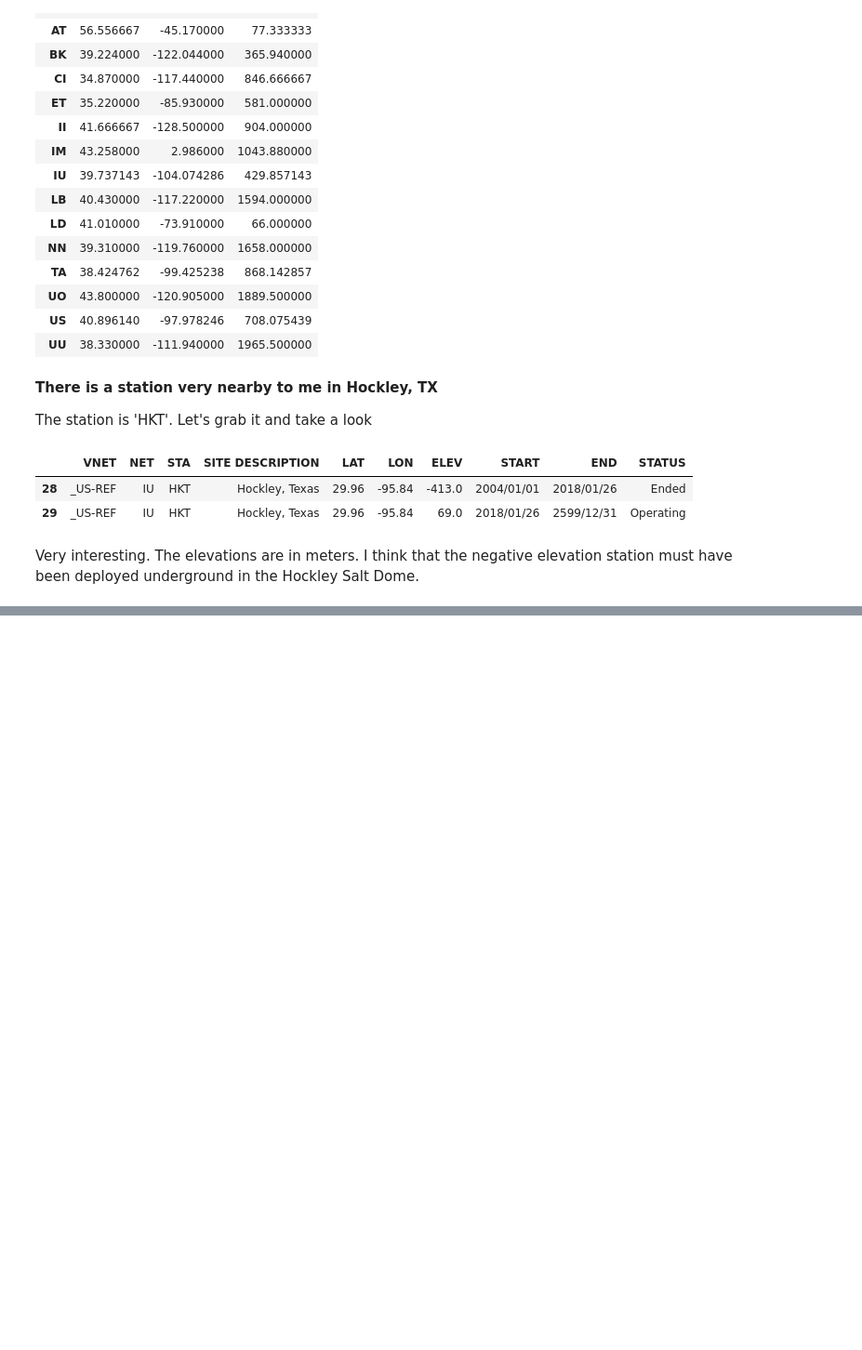
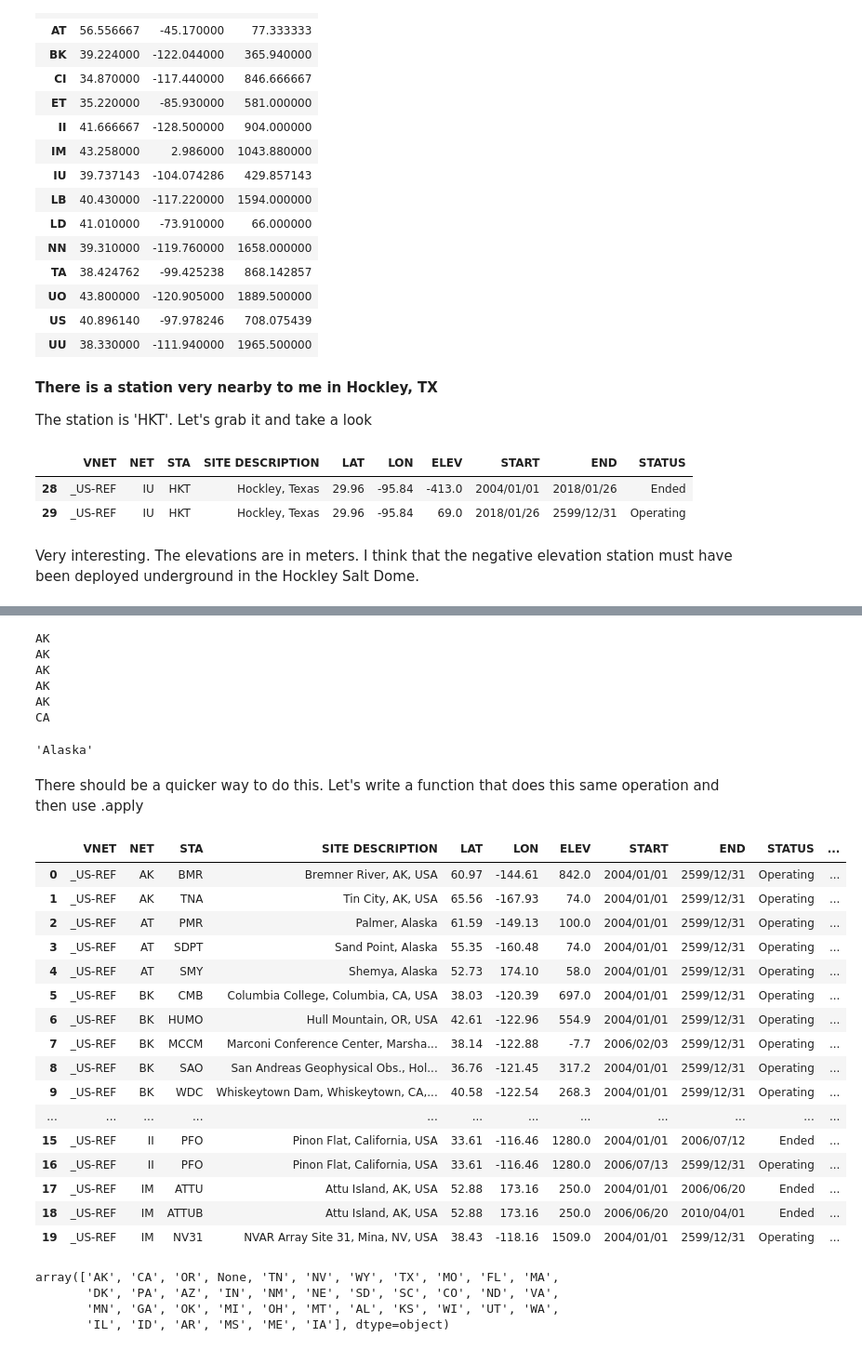
Before and after one commit to bdowdell/USArray_viz, a Jupyter notebook: nb/usarray_data_discovery.ipynb, the cells around one changed output, grey strips where cells are left out. Shown: that part at 93% size. Drawn from its saved outputs; the diff is of its cells as text; code cells hidden in the pictures; blank space fills up the shorter version.

Commit message:
Adds get_State function get_State parses 'SITE_DESCRIPTION' column and returns the State abbrev.

```diff
--- a/nb/usarray_data_discovery.ipynb
+++ b/nb/usarray_data_discovery.ipynb
@@ -180,0 +247,4 @@ Very interesting.  The elevations are in meters.  I think that the negative elev
+# %%
+for site in df['SITE DESCRIPTION'][0:6]:
+    print(site)
+    print(re.split('[, ]', site))
@@ -180,0 +264,70 @@ Very interesting.  The elevations are in meters.  I think that the negative elev
+# %%
+for site in df['SITE DESCRIPTION'][0:6]:
+    #print('site: {}'.format(site))
+    site_list = re.split('[, ]', site)
+    for item in site_list:
+        #print(item)
+        if item in state_abbrev_dict.keys():
+            print(item)
+        elif item in state_name_dict.keys():
+            print(state_name_dict[item])
+# %% [output]
+AK
+AK
+AK
+AK
+AK
+CA
+# %%
+state_abbrev_dict.get('AK')
+# %% [output]
+'Alaska'
+# %% [markdown]
+There should be a quicker way to do this.  Let's write a function that does this same operation and then use .apply
+# %%
+def get_State(site):
+    """Assumes site a string from a single row of pandas series
+    uses us library to create lookup tables of US State Name/Abbreviation
+    and then parses the string into a searchable list using re
+    Returns the State Abbreviation as a string
+    """
+    import us
+    import re
+    state_abbrev_dict = us.states.mapping('abbr', 'name')
+    state_name_dict = us.states.mapping('name', 'abbr')
+
+    site_list = re.split('[, ]', site)
+    for item in site_list:
+        if item in state_abbrev_dict.keys():
+            return item
+        elif item in state_name_dict.keys():
+            return state_name_dict[item]
+# %%
+df['STATE'] = df['SITE DESCRIPTION'].apply(get_State)
+# %%
+df.head(20)
+# %% [output]
+|  | VNET | NET | STA | SITE DESCRIPTION | LAT | LON | ELEV | START | END | STATUS | ... |
+| 0 | _US-REF | AK | BMR | Bremner River, AK, USA | 60.97 | -144.61 | 842.0 | 2004/01/01 | 2599/12/31 | Operating | ... |
+| 1 | _US-REF | AK | TNA | Tin City, AK, USA | 65.56 | -167.93 | 74.0 | 2004/01/01 | 2599/12/31 | Operating | ... |
+| 2 | _US-REF | AT | PMR | Palmer, Alaska | 61.59 | -149.13 | 100.0 | 2004/01/01 | 2599/12/31 | Operating | ... |
+| 3 | _US-REF | AT | SDPT | Sand Point, Alaska | 55.35 | -160.48 | 74.0 | 2004/01/01 | 2599/12/31 | Operating | ... |
+| 4 | _US-REF | AT | SMY | Shemya, Alaska | 52.73 | 174.10 | 58.0 | 2004/01/01 | 2599/12/31 | Operating | ... |
+| 5 | _US-REF | BK | CMB | Columbia College, Columbia, CA, USA | 38.03 | -120.39 | 697.0 | 2004/01/01 | 2599/12/31 | Operating | ... |
+| 6 | _US-REF | BK | HUMO | Hull Mountain, OR, USA | 42.61 | -122.96 | 554.9 | 2004/01/01 | 2599/12/31 | Operating | ... |
+| 7 | _US-REF | BK | MCCM | Marconi Conference Center, Marsha... | 38.14 | -122.88 | -7.7 | 2006/02/03 | 2599/12/31 | Operating | ... |
+| 8 | _US-REF | BK | SAO | San Andreas Geophysical Obs., Hol... | 36.76 | -121.45 | 317.2 | 2004/01/01 | 2599/12/31 | Operating | ... |
+| 9 | _US-REF | BK | WDC | Whiskeytown Dam, Whiskeytown, CA,... | 40.58 | -122.54 | 268.3 | 2004/01/01 | 2599/12/31 | Operating | ... |
+| ... | ... | ... | ... | ... | ... | ... | ... | ... | ... | ... | ... |
+| 15 | _US-REF | II | PFO | Pinon Flat, California, USA | 33.61 | -116.46 | 1280.0 | 2004/01/01 | 2006/07/12 | Ended | ... |
+| 16 | _US-REF | II | PFO | Pinon Flat, California, USA | 33.61 | -116.46 | 1280.0 | 2006/07/13 | 2599/12/31 | Operating | ... |
+| 17 | _US-REF | IM | ATTU | Attu Island, AK, USA | 52.88 | 173.16 | 250.0 | 2004/01/01 | 2006/06/20 | Ended | ... |
+| 18 | _US-REF | IM | ATTUB | Attu Island, AK, USA | 52.88 | 173.16 | 250.0 | 2006/06/20 | 2010/04/01 | Ended | ... |
+| 19 | _US-REF | IM | NV31 | NVAR Array Site 31, Mina, NV, USA | 38.43 | -118.16 | 1509.0 | 2004/01/01 | 2599/12/31 | Operating | ... |
+# %%
+df['STATE'].unique()
+# %% [output]
+array(['AK', 'CA', 'OR', None, 'TN', 'NV', 'WY', 'TX', 'MO', 'FL', 'MA',
+       'DK', 'PA', 'AZ', 'IN', 'NM', 'NE', 'SD', 'SC', 'CO', 'ND', 'VA',
+       'MN', 'GA', 'OK', 'MI', 'OH', 'MT', 'AL', 'KS', 'WI', 'UT', 'WA',
+       'IL', 'ID', 'AR', 'MS', 'ME', 'IA'], dtype=object)
```
Also changed, not shown: parts of 36 cells of this notebook.
